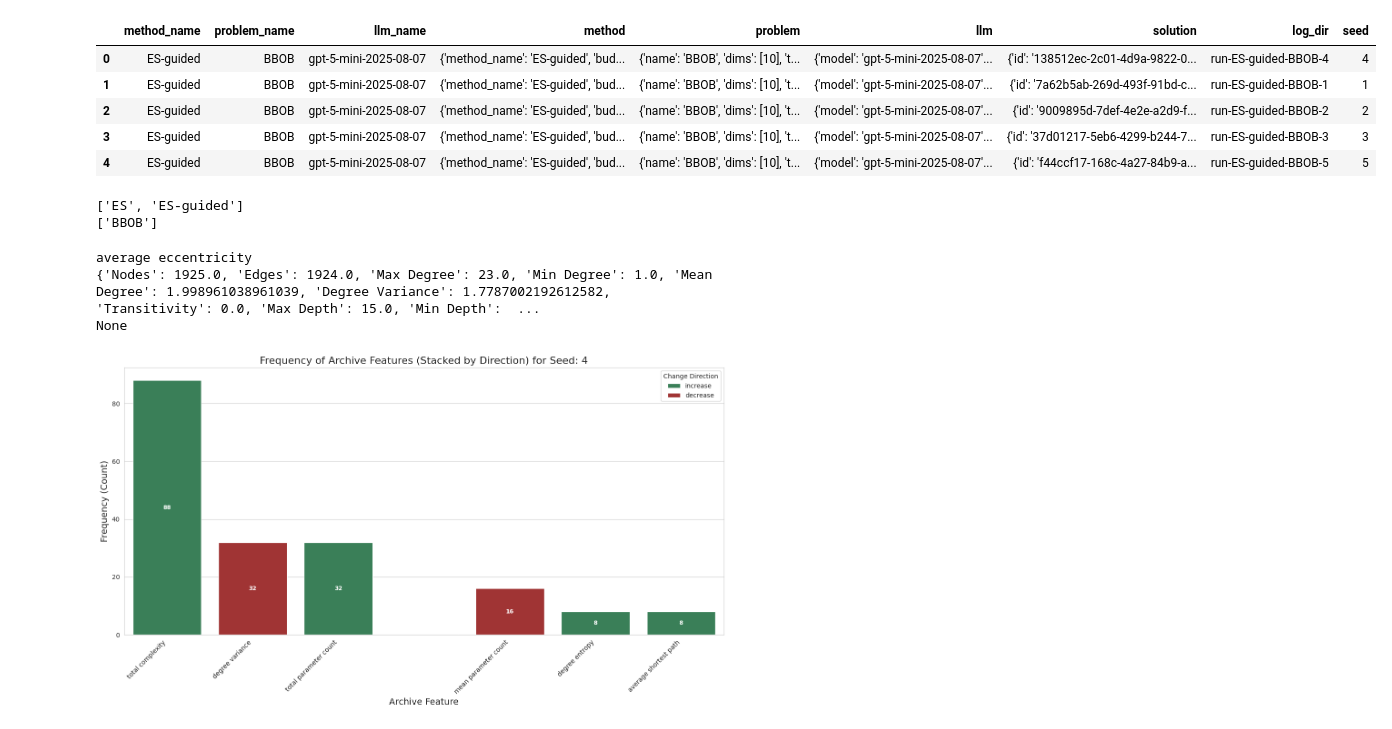
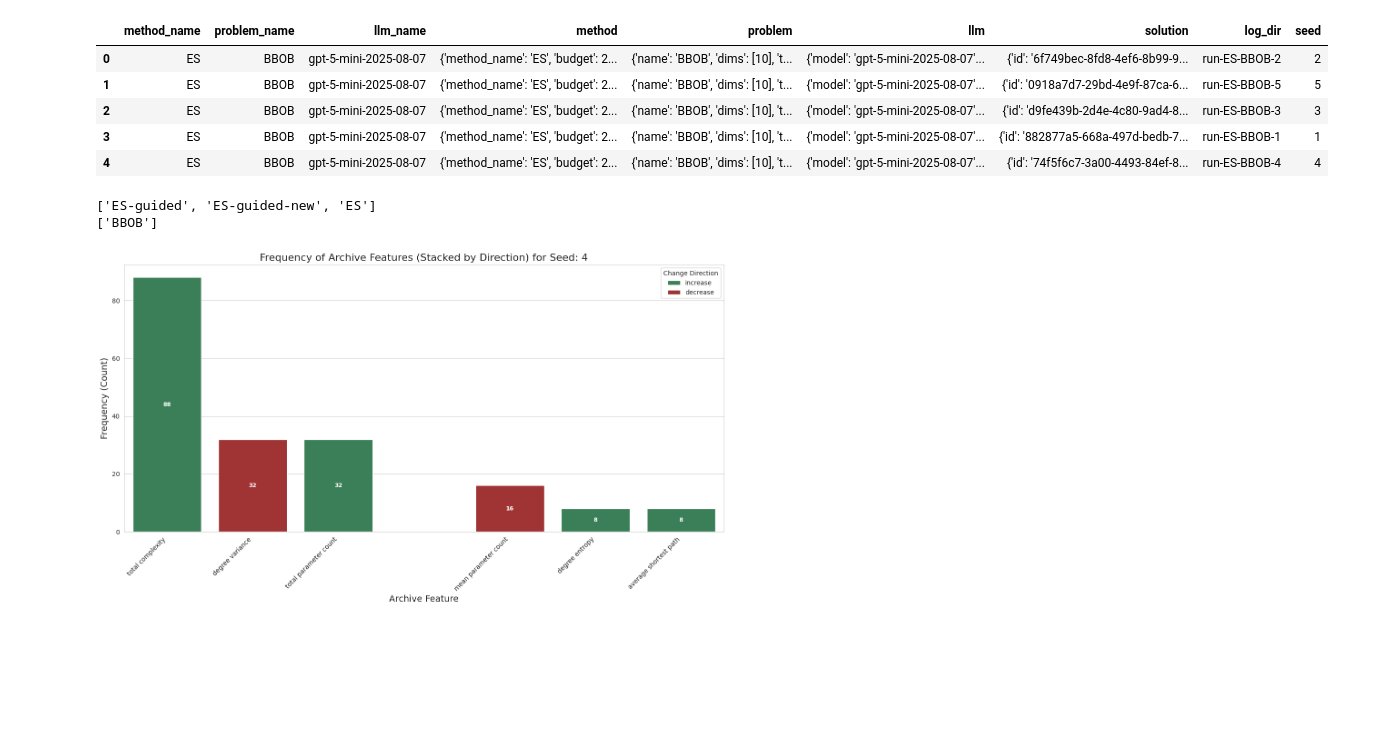
Before and after one commit to XAI-liacs/BLADE, a Jupyter notebook: examples/visualize_sbox_xai.ipynb, the cells around one changed output. Cells and saved outputs as stored; diff of their text form; code cells hidden in the pictures; blank space fills up the shorter version.

```diff
--- a/examples/visualize_sbox_xai.ipynb
+++ b/examples/visualize_sbox_xai.ipynb
@@ -14,33 +14,24 @@ import seaborn as sns
 import numpy as np
 import json
 # %%
-logger = ExperimentLogger('/home/neocortex/repos/BLADE/results/BBOB_guided2', True)
-logger.add_read_dir('/home/neocortex/repos/BLADE/results/BBOB_guided')
+logger = ExperimentLogger('/home/neocortex/repos/BLADE/results/BBOB_guided', True)
+logger.add_read_dir('/home/neocortex/repos/BLADE/results/BBOB_guided3')
+#logger.add_read_dir('/home/neocortex/repos/BLADE/results/BBOB_guided4')
+logger.add_read_dir('/home/neocortex/repos/BLADE/results/BBOB_guided2')
+#logger.add_read_dir('/home/neocortex/repos/BLADE/results/BBOB_guided5')
 log_data = logger.get_data()
 log_data.head()
 # %% [output]
 |  | method_name | problem_name | llm_name | method | problem | llm | solution | log_dir | seed |
-| 0 | ES-guided | BBOB | gpt-5-mini-2025-08-07 | {'method_name': 'ES-guided', 'bud... | {'name': 'BBOB', 'dims': [10], 't... | {'model': 'gpt-5-mini-2025-08-07'... | {'id': '138512ec-2c01-4d9a-9822-0... | run-ES-guided-BBOB-4 | 4 |
-| 1 | ES-guided | BBOB | gpt-5-mini-2025-08-07 | {'method_name': 'ES-guided', 'bud... | {'name': 'BBOB', 'dims': [10], 't... | {'model': 'gpt-5-mini-2025-08-07'... | {'id': '7a62b5ab-269d-493f-91bd-c... | run-ES-guided-BBOB-1 | 1 |
-| 2 | ES-guided | BBOB | gpt-5-mini-2025-08-07 | {'method_name': 'ES-guided', 'bud... | {'name': 'BBOB', 'dims': [10], 't... | {'model': 'gpt-5-mini-2025-08-07'... | {'id': '9009895d-7def-4e2e-a2d9-f... | run-ES-guided-BBOB-2 | 2 |
-| 3 | ES-guided | BBOB | gpt-5-mini-2025-08-07 | {'method_name': 'ES-guided', 'bud... | {'name': 'BBOB', 'dims': [10], 't... | {'model': 'gpt-5-mini-2025-08-07'... | {'id': '37d01217-5eb6-4299-b244-7... | run-ES-guided-BBOB-3 | 3 |
-| 4 | ES-guided | BBOB | gpt-5-mini-2025-08-07 | {'method_name': 'ES-guided', 'bud... | {'name': 'BBOB', 'dims': [10], 't... | {'model': 'gpt-5-mini-2025-08-07'... | {'id': 'f44ccf17-168c-4a27-84b9-a... | run-ES-guided-BBOB-5 | 5 |
+| 0 | ES | BBOB | gpt-5-mini-2025-08-07 | {'method_name': 'ES', 'budget': 2... | {'name': 'BBOB', 'dims': [10], 't... | {'model': 'gpt-5-mini-2025-08-07'... | {'id': '6f749bec-8fd8-4ef6-8b99-9... | run-ES-BBOB-2 | 2 |
+| 1 | ES | BBOB | gpt-5-mini-2025-08-07 | {'method_name': 'ES', 'budget': 2... | {'name': 'BBOB', 'dims': [10], 't... | {'model': 'gpt-5-mini-2025-08-07'... | {'id': '0918a7d7-29bd-4e9f-87ca-6... | run-ES-BBOB-5 | 5 |
+| 2 | ES | BBOB | gpt-5-mini-2025-08-07 | {'method_name': 'ES', 'budget': 2... | {'name': 'BBOB', 'dims': [10], 't... | {'model': 'gpt-5-mini-2025-08-07'... | {'id': 'd9fe439b-2d4e-4c80-9ad4-8... | run-ES-BBOB-3 | 3 |
+| 3 | ES | BBOB | gpt-5-mini-2025-08-07 | {'method_name': 'ES', 'budget': 2... | {'name': 'BBOB', 'dims': [10], 't... | {'model': 'gpt-5-mini-2025-08-07'... | {'id': '882877a5-668a-497d-bedb-7... | run-ES-BBOB-1 | 1 |
+| 4 | ES | BBOB | gpt-5-mini-2025-08-07 | {'method_name': 'ES', 'budget': 2... | {'name': 'BBOB', 'dims': [10], 't... | {'model': 'gpt-5-mini-2025-08-07'... | {'id': '74f5f6c7-3a00-4493-84ef-8... | run-ES-BBOB-4 | 4 |
 # %%
 methods, problems = logger.get_methods_problems()
 print(methods)
 print(problems)
 # %% [output]
-['ES', 'ES-guided']
+['ES-guided', 'ES-guided-new', 'ES']
 ['BBOB']
-# %%
-data = logger.get_problem_data("BBOB")
-
-row = data[["id", "parent_ids", "ast_features", "archive_feature", "archive_direction", "seed"]].iloc[408]
-
-print(row['archive_feature'])
-print(row['ast_features'])
-print(row['ast_features'].get(row['archive_feature']))
-# %% [output]
-average eccentricity
-{'Nodes': 1925.0, 'Edges': 1924.0, 'Max Degree': 23.0, 'Min Degree': 1.0, 'Mean Degree': 1.998961038961039, 'Degree Variance': 1.7787002192612582, 'Transitivity': 0.0, 'Max Depth': 15.0, 'Min Depth':  ...
-None
```
Also changed, not shown: parts of 8 cells of this notebook, 11 other files.
